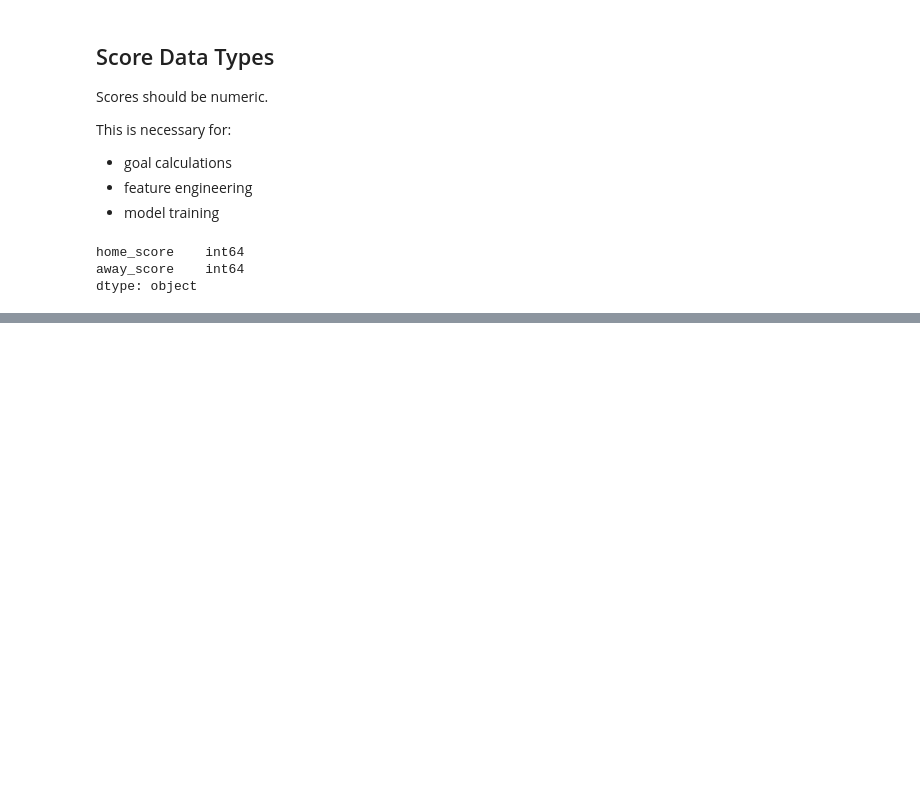
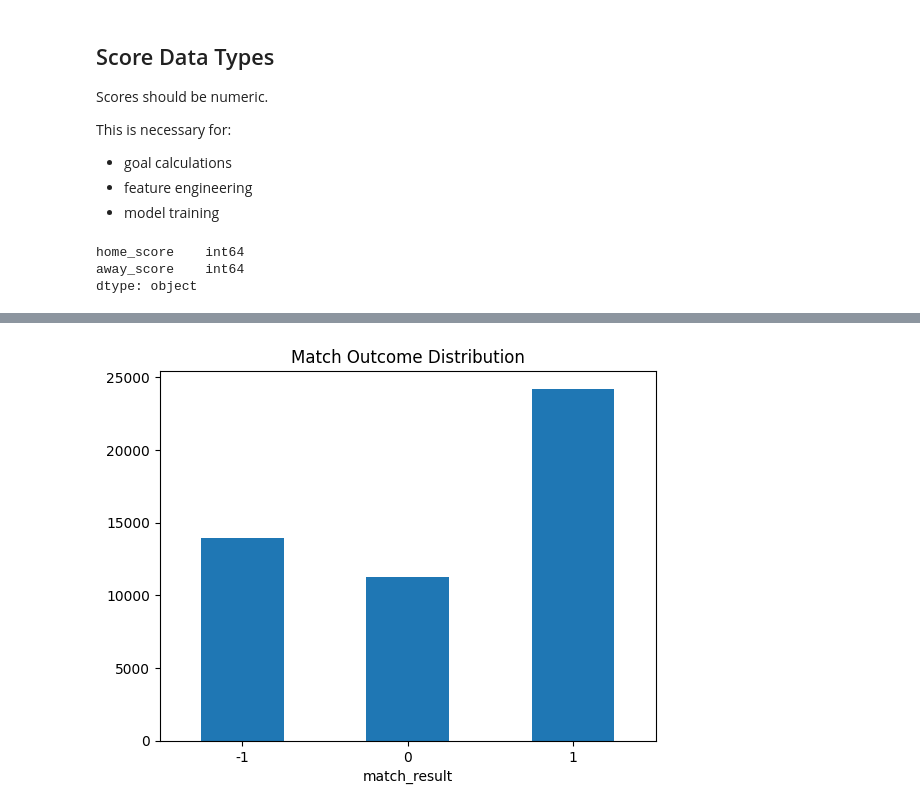
Before and after one commit to leejay-glitch/world-cup-intelligence, a Jupyter notebook: notebooks/01_match_prediction.ipynb, the cells around one changed output, grey strips where cells are left out. Drawn from its saved outputs; the diff is of its cells as text; code cells hidden in the pictures; blank space fills up the shorter version.

```diff
--- a/notebooks/01_match_prediction.ipynb
+++ b/notebooks/01_match_prediction.ipynb
@@ -1084,0 +1097,14 @@ dtype: object
+# %%
+results_df["match_result"] = np.select(
+    [
+        results_df["home_score"] > results_df["away_score"],
+        results_df["home_score"] == results_df["away_score"]
+    ],
+    [
+        1,
+        0
+    ],
+    default=-1
+)
+
+results_df["match_result"].value_counts()
@@ -1084,0 +1154,12 @@ dtype: object
+# %%
+import matplotlib.pyplot as plt
+
+results_df["match_result"].value_counts().sort_index().plot(
+    kind="bar",
+    title="Match Outcome Distribution"
+)
+
+plt.xticks(rotation=0)
+plt.show()
+# %% [output]
+[figure, added]
```
Also changed, not shown: parts of 6 cells of this notebook.
